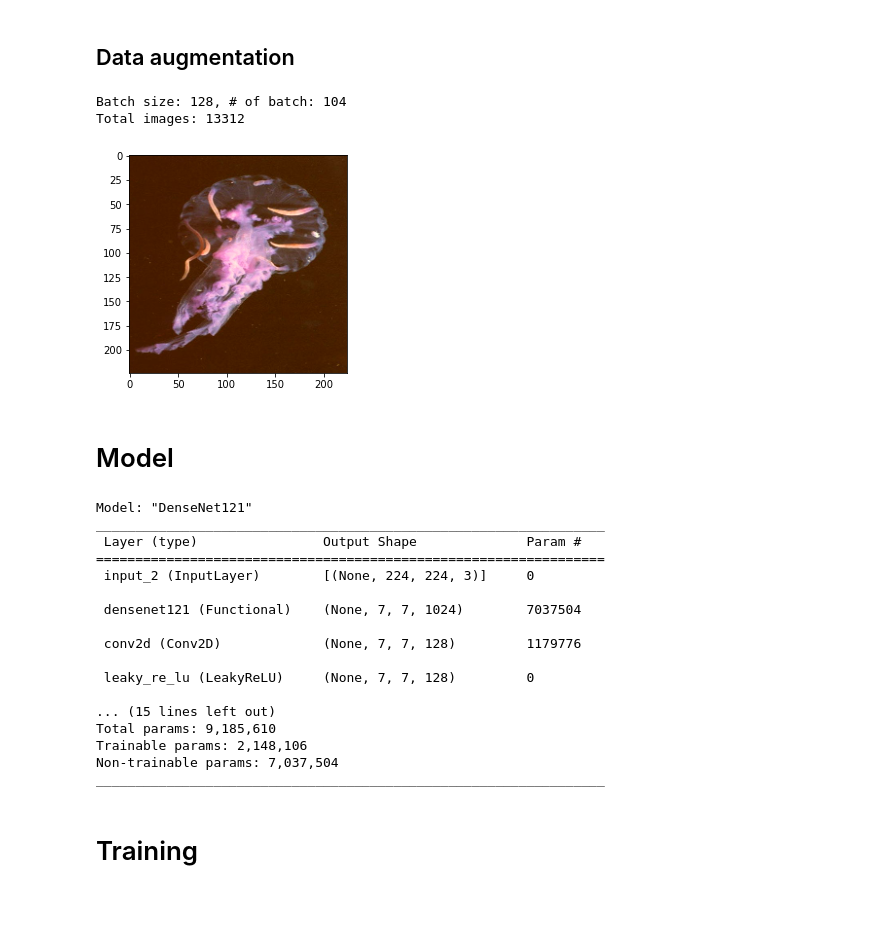
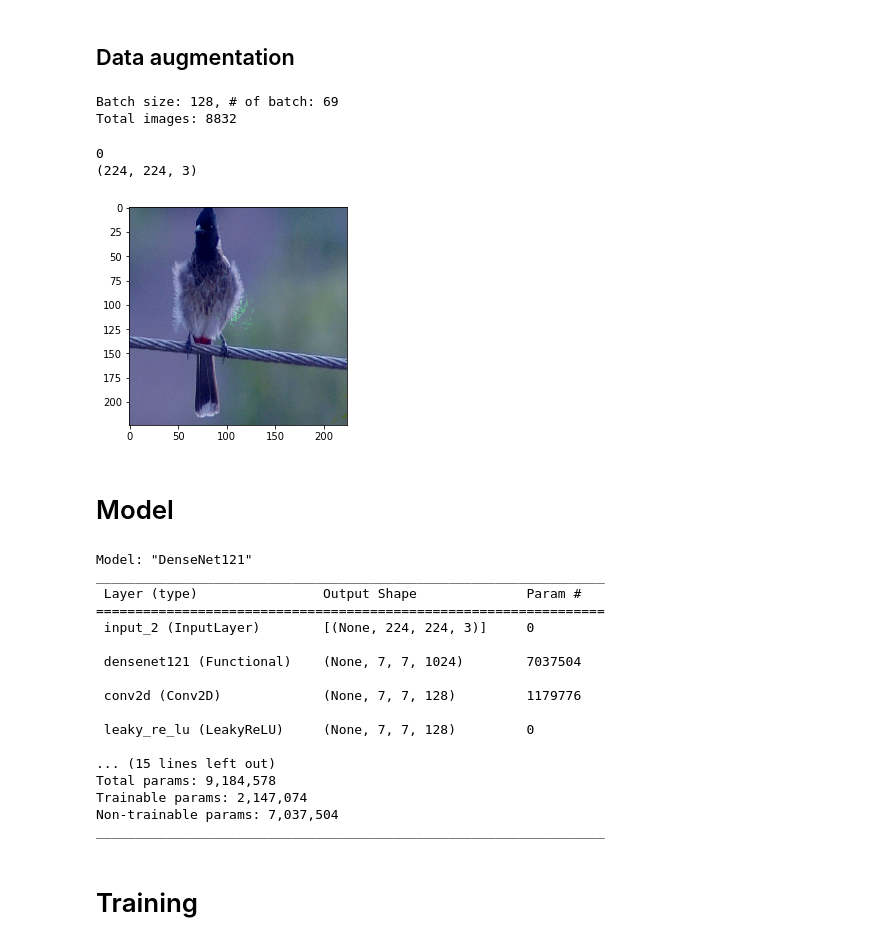
Before and after one commit to chengche6230/Deep-Learning-Course-Team-Project, a Jupyter notebook: Competition 4/DLcomp4_Team123_code.ipynb, the cells around one changed output. Saved outputs shown, nothing was run; the diff lists cells and outputs as text; code cells hidden in the pictures; blank space fills up the shorter version.

Commit message:
Densenet+aug(1+3 grayscale):0.4518/0.82

```diff
--- a/Competition 4/DLcomp4_Team123_code.ipynb
+++ b/Competition 4/DLcomp4_Team123_code.ipynb
@@ -103,14 +103,14 @@ if gpus:
 # %% [markdown]
 # Hyperparameter
 # %%
-MODE = 'cifar10'
-# MODE = 'imagenet'
+# MODE = 'cifar10'
+MODE = 'imagenet'
 
 if MODE == 'cifar10':
-    BATCH_SIZE = 2048
+    BATCH_SIZE = 1024
     NUM_CLASSES = 10
-    IMAGE_HEIGHT = 32
-    IMAGE_WIDTH = 32
+    IMAGE_HEIGHT = 71 #32
+    IMAGE_WIDTH = 71
 if MODE == 'imagenet':
     BATCH_SIZE = 128
     NUM_CLASSES = 2
@@ -149,12 +149,14 @@ def noise_injection(tf_img):
     noise = tf.random.normal(shape=tf.shape(tf_img), mean=0.0, stddev=1, dtype=tf.float32)
     return tf.add(tf_img, noise)
 
+def grayscale(tf_img):
+    img = tf.image.rgb_to_grayscale(tf_img)
+    return tf.repeat(img, 3, -1)
 
 def data_generator(image, label):
     # img = tf.image.decode_image(image, channels=3)
     img = tf.cast(image, tf.float32)
-    img = img
-    img.set_shape([None, None, 3])
+    img.set_shape([None, None, IMAGE_CHANNEL])
 
     if MAPPING_FUNC is not None:
         img = MAPPING_FUNC(img)
@@ -171,6 +173,9 @@ def transform_dataset(image, label):
     return dataset
 # %%
 original_dataset = transform_dataset(x_train, y_train)
+
+MAPPING_FUNC = grayscale
+gray_dataset = transform_dataset(x_train, y_train)
 
 MAPPING_FUNC = vertical_flip
 vertical_dataset = transform_dataset(x_train, y_train)
@@ -178,27 +183,28 @@ vertical_dataset = transform_dataset(x_train, y_train)
 MAPPING_FUNC = horizontal_flip
 horizontal_dataset = transform_dataset(x_train, y_train)
 
-MAPPING_FUNC = brightness
-brightness_dataset = transform_dataset(x_train, y_train)
+# MAPPING_FUNC = brightness
+# brightness_dataset = transform_dataset(x_train, y_train)
 
-MAPPING_FUNC = central_crop
-crop_dataset = transform_dataset(x_train, y_train)
+# MAPPING_FUNC = central_crop
+# crop_dataset = transform_dataset(x_train, y_train)
 
-MAPPING_FUNC = noise_injection
-noise_dataset = transform_dataset(x_train, y_train)
+# MAPPING_FUNC = noise_injection
+# noise_dataset = transform_dataset(x_train, y_train)
 
 train_dataset = original_dataset
+train_dataset = train_dataset.concatenate(gray_dataset)
 train_dataset = train_dataset.concatenate(vertical_dataset)
 train_dataset = train_dataset.concatenate(horizontal_dataset)
-train_dataset = train_dataset.concatenate(brightness_dataset)
-train_dataset = train_dataset.concatenate(crop_dataset)
-train_dataset = train_dataset.concatenate(noise_dataset)
+# train_dataset = train_dataset.concatenate(brightness_dataset)
+# train_dataset = train_dataset.concatenate(crop_dataset)
+# train_dataset = train_dataset.concatenate(noise_dataset)
 batched_dataset = train_dataset.shuffle(len(y_train)).batch(BATCH_SIZE, drop_remainder=True)
 batched_dataset = batched_dataset.prefetch(buffer_size=tf.data.experimental.AUTOTUNE)
 
 print(f'Batch size: {BATCH_SIZE}, # of batch: {len(batched_dataset)}')
 print(f'Total images: {len(batched_dataset)*BATCH_SIZE}')
 # %% [output]
-Batch size: 128, # of batch: 104
-Total images: 13312
+Batch size: 128, # of batch: 69
+Total images: 8832
 # %%
@@ -209,9 +212,16 @@ val_dataset = tf.data.Dataset.from_tensor_slices((x_val, y_val))
 batched_val_dataset = val_dataset.batch(BATCH_SIZE, drop_remainder=True)
 # %%
 for data in batched_dataset.take(1):
-    plt.imshow(data[0][3],cmap='gray')
+    idx = 36
+    print(data[1][idx].numpy())
+    for i in range(len(data[0])):
+        assert data[0][i].shape == (IMAGE_HEIGHT, IMAGE_WIDTH, IMAGE_CHANNEL)
+    print(data[0][idx].shape)
+    plt.imshow(data[0][idx],cmap='gray')
 # %% [output]
+0
+(224, 224, 3)
-[figure, old version]
+[figure, new version]
 # %% [markdown]
 # Model
 # %%
@@ -259,7 +269,7 @@ densenet121 = tf.keras.applications.DenseNet121(
     input_shape=input_shape,
     include_top=False,
     weights=None,
-    classes=10)
+    classes=NUM_CLASSES)
 densenet121.trainable = False
 
 inputs = keras.Input(shape=input_shape)
@@ -272,7 +282,7 @@ x = layers.Flatten()(x)
 x = layers.Dense(128)(x)
 x = layers.LeakyReLU(0.1)(x)
 x = layers.Dense(128, activation='relu')(x)
-outputs = layers.Dense(10)(x)
+outputs = layers.Dense(NUM_CLASSES)(x)
 
 model = keras.Model(inputs=inputs, outputs=outputs, name="DenseNet121")
 model.summary()
@@ -290,7 +300,7 @@ _________________________________________________________________
  leaky_re_lu (LeakyReLU)     (None, 7, 7, 128)         0
 
 ... (15 lines left out)
-Total params: 9,185,610
-Trainable params: 2,148,106
+Total params: 9,184,578
+Trainable params: 2,147,074
 Non-trainable params: 7,037,504
 _________________________________________________________________
```
Also changed, not shown: parts of 6 cells of this notebook, 1 other file.
